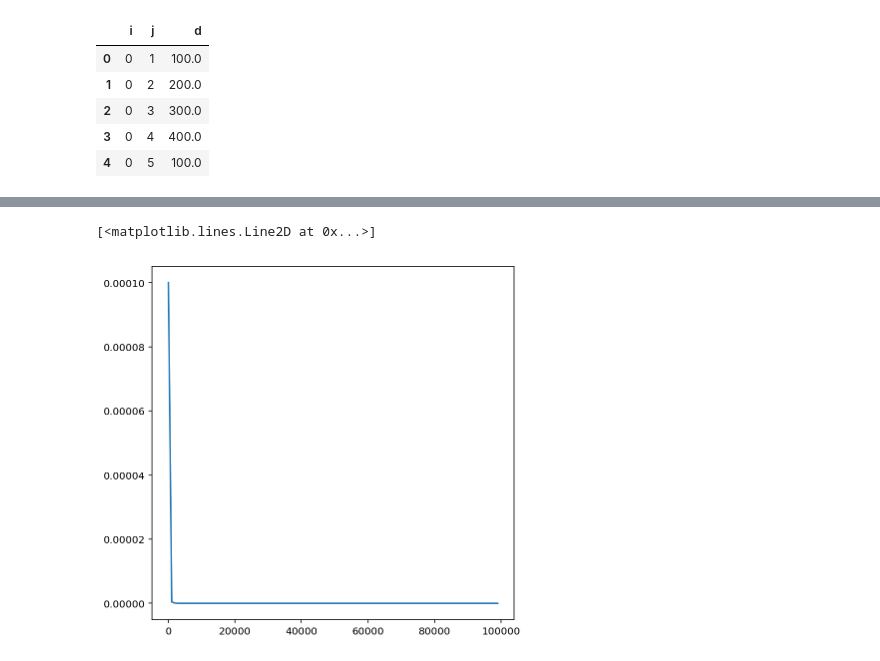
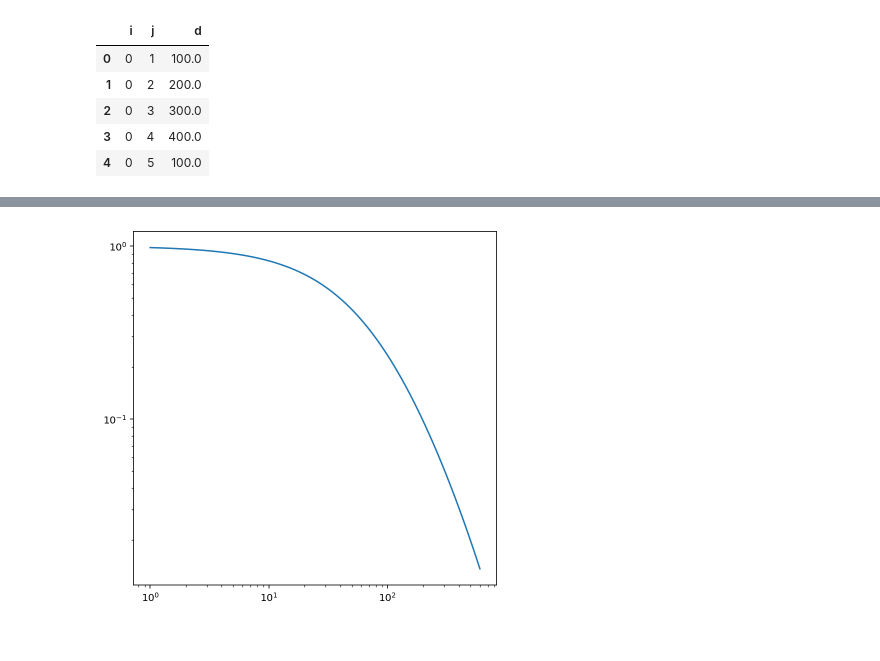
Before and after one commit to emanuelemassaro/mosquitoes, a Jupyter notebook: generateNetworks.ipynb, the cells around one changed output, grey strips where cells are left out. Saved outputs shown, nothing was run; the diff lists cells and outputs as text; code cells hidden in the pictures.

```diff
--- a/generateNetworks.ipynb
+++ b/generateNetworks.ipynb
@@ -55,3 +60,11 @@ df.head()
 | 2 | 0 | 3 | 300.0 |
 | 3 | 0 | 4 | 400.0 |
 | 4 | 0 | 5 | 100.0 |
+# %%
+r = 1
+p = []
+R = []
+for i in range(0,60000):
+    R.append(r)
+    p.append(levy(r0, a, k, r)*10000)
+    r+=.01
@@ -80,8 +107,0 @@ TypeError: 'module' object is not callable
-# %%
-r = 0
-p = []
-R = []
-for i in range(0,100):
-    R.append(r)
-    p.append(levy(r0, a, k, r))
-    r+=1000
@@ -92,8 +132,7 @@ np.max(p)
 # %%
 fig,ax = plt.subplots(figsize=(6.5,6.5))
 plt.plot(R,p)
-#ax.set_xscale('log')
-#ax.set_yscale('log')
+ax.set_xscale('log')
+ax.set_yscale('log')
 # %% [output]
-[<matplotlib.lines.Line2D at 0x...>]
-[figure, old version]
+[figure, new version]
```
Also changed, not shown: parts of 10 cells of this notebook, 7 other files.
